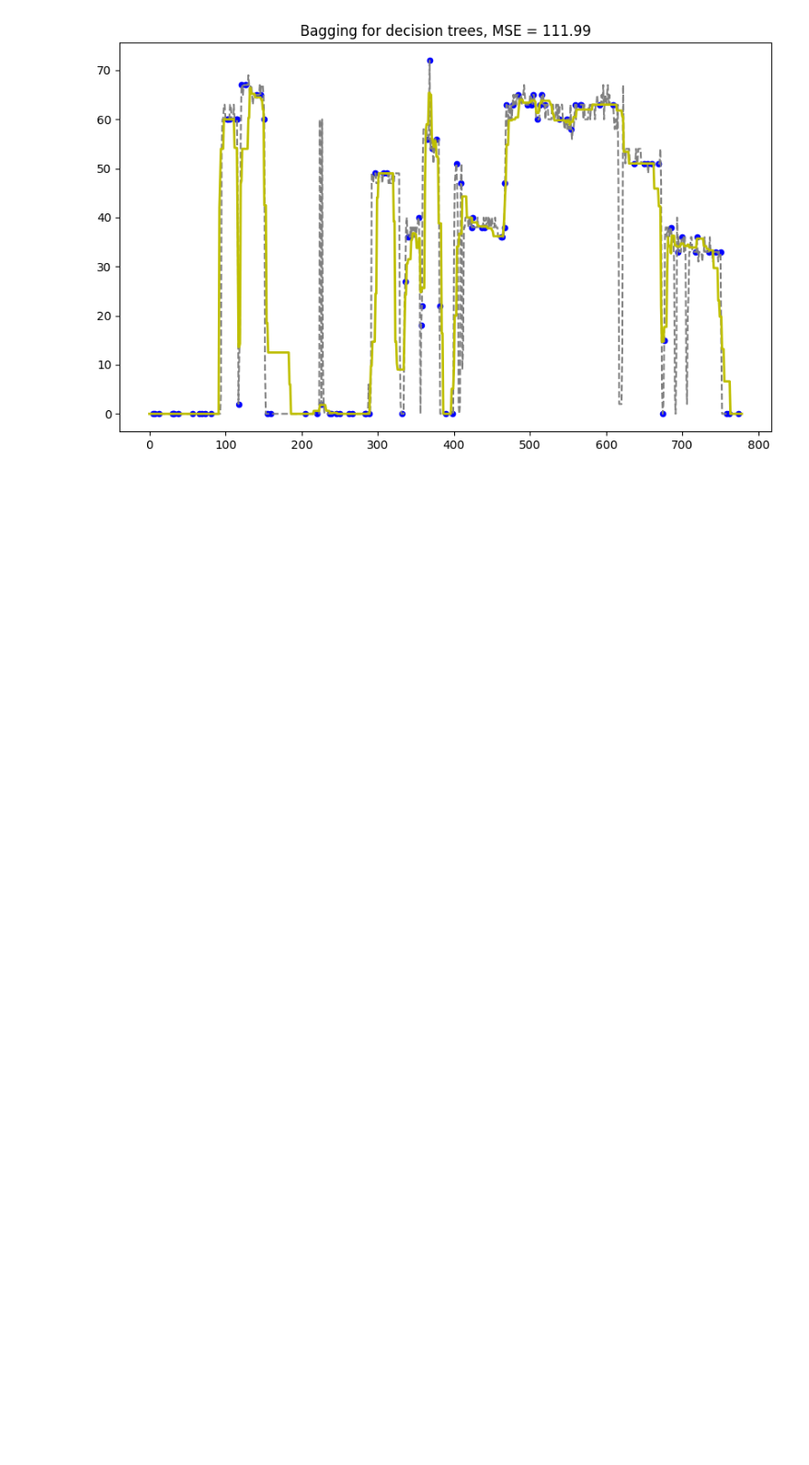
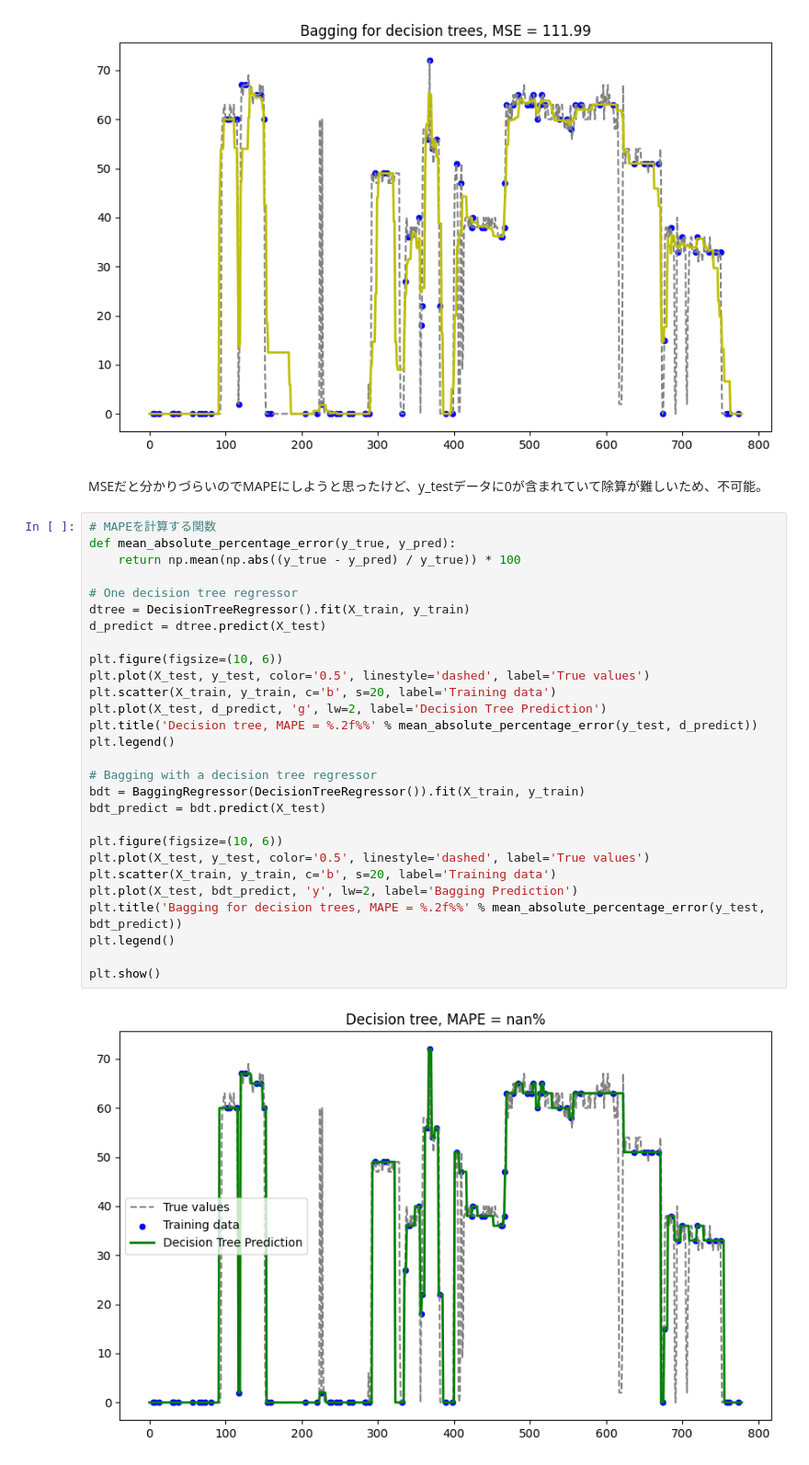
Before and after one commit to Tarantula-Community/EL-WaterDemandTS, a Jupyter notebook: Bagging.ipynb, the cells around one changed output. Shown at 92% size. Cells and saved outputs as stored; diff of their text form; blank space fills up the shorter version.

```diff
--- a/Bagging.ipynb
+++ b/Bagging.ipynb
@@ -307,3 +306,35 @@ plt.title('Bagging for decision trees, MSE = %.2f' % np.divide(np.sum((y_test -
 Text(0.5, 1.0, 'Bagging for decision trees, MSE = 111.99')
 [figure]
 [figure]
+# %% [markdown]
+MSEだと分かりづらいのでMAPEにしようと思ったけど、y_testデータに0が含まれていて除算が難しいため、不可能。
+# %%
+# MAPEを計算する関数
+def mean_absolute_percentage_error(y_true, y_pred):
+    return np.mean(np.abs((y_true - y_pred) / y_true)) * 100
+
+# One decision tree regressor
+dtree = DecisionTreeRegressor().fit(X_train, y_train)
+d_predict = dtree.predict(X_test)
+
+plt.figure(figsize=(10, 6))
+plt.plot(X_test, y_test, color='0.5', linestyle='dashed', label='True values')
+plt.scatter(X_train, y_train, c='b', s=20, label='Training data')
+plt.plot(X_test, d_predict, 'g', lw=2, label='Decision Tree Prediction')
+plt.title('Decision tree, MAPE = %.2f%%' % mean_absolute_percentage_error(y_test, d_predict))
+plt.legend()
+
+# Bagging with a decision tree regressor
+bdt = BaggingRegressor(DecisionTreeRegressor()).fit(X_train, y_train)
+bdt_predict = bdt.predict(X_test)
+
+plt.figure(figsize=(10, 6))
+plt.plot(X_test, y_test, color='0.5', linestyle='dashed', label='True values')
+plt.scatter(X_train, y_train, c='b', s=20, label='Training data')
+plt.plot(X_test, bdt_predict, 'y', lw=2, label='Bagging Prediction')
+plt.title('Bagging for decision trees, MAPE = %.2f%%' % mean_absolute_percentage_error(y_test, bdt_predict))
+plt.legend()
+
+plt.show()
+# %% [output]
+[figure, added]
```
Also changed, not shown: parts of 2 cells of this notebook.
